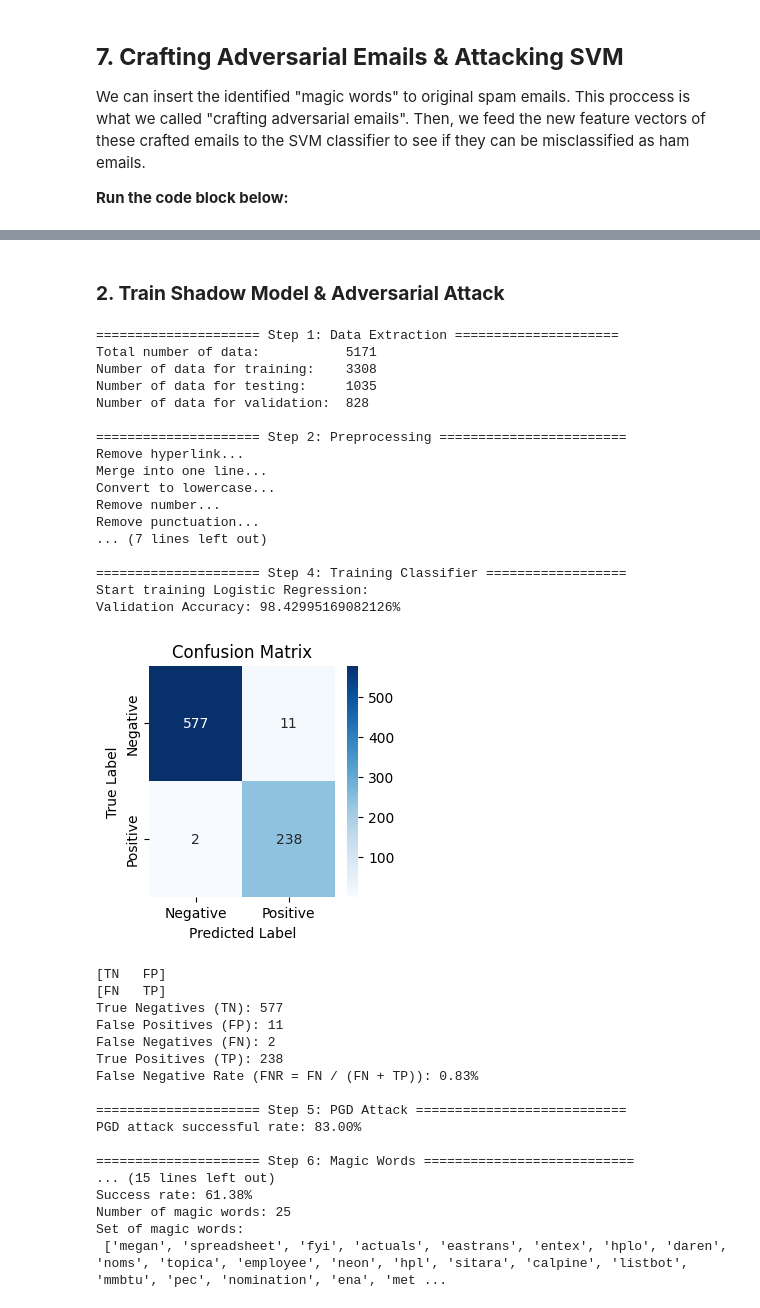
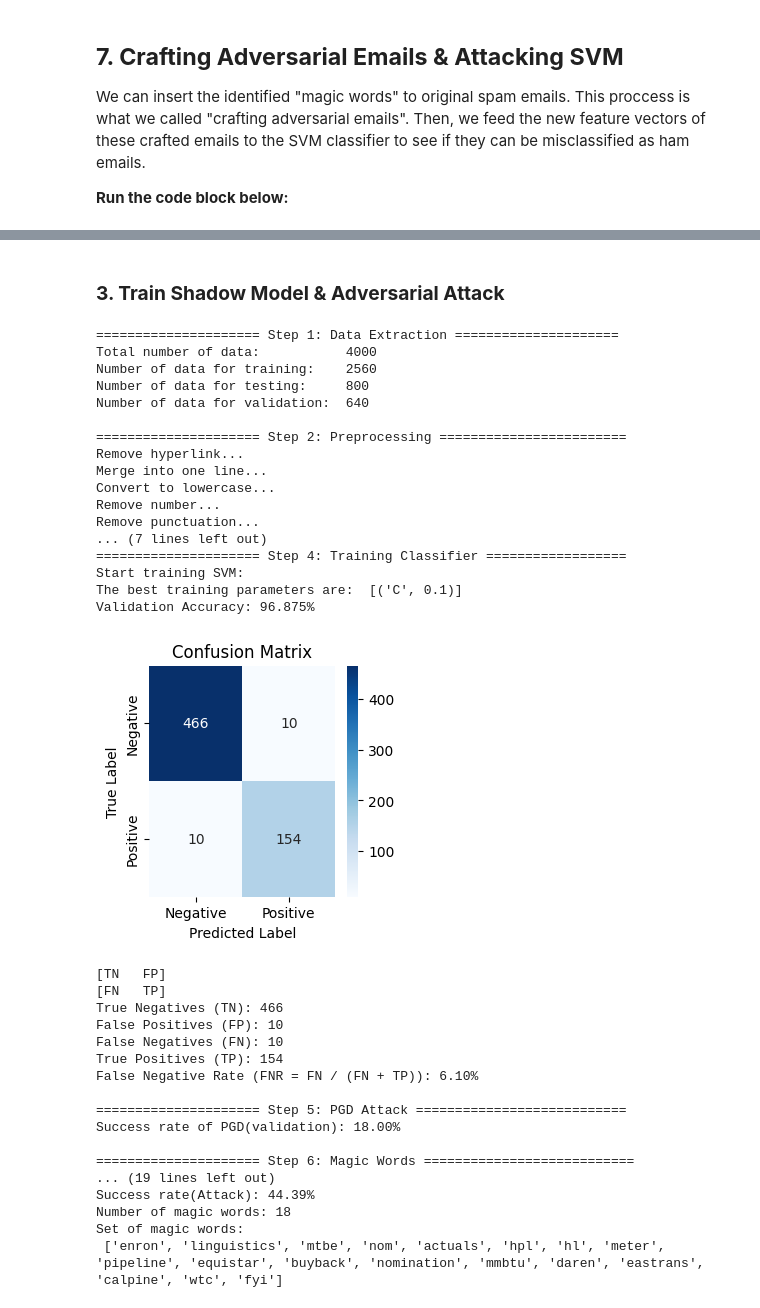
Before and after one commit to wuhumontana/bypass-spam-filter, a Jupyter notebook: bypass.ipynb, the cells around one changed output, grey strips where cells are left out. Saved outputs shown, nothing was run; the diff lists cells and outputs as text; code cells hidden in the pictures.

```diff
--- a/bypass.ipynb
+++ b/bypass.ipynb
@@ -782,0 +819,9 @@ def svm_attack(method, clf_lin, spam, words14str, feature_model, feature_names,
+# %%
+# Example usage:
+# Assuming 'original_df' is your original dataset (DataFrame) with 16000 rows
+# Call the function to generate two sub-datasets
+df_shadow, df_target = create_subdatasets(0.5)
+
+# Output the sizes of the resulting sub-datasets
+print(f"Size of df_shadow: {len(df_shadow)}")
+print(f"Size of df_target: {len(df_target)}")
@@ -783,7 +835,7 @@ def svm_attack(method, clf_lin, spam, words14str, feature_model, feature_names,
 # %%
-def train_classifier(FE_method, classifier, dataset_file):
+def train_classifier(FE_method, classifier, df_target):
     print('\n===================== Step 1: Data Extraction =====================')
-    X_train, X_val, X_test, Y_train, Y_val, Y_test = data_extraction(dataset_file)
+    X_train, X_val, X_test, Y_train, Y_val, Y_test = data_extraction(df_target)
     print('Total number of data:          ', str(len(X_train) + len(X_test) + len(X_val)))
     print('Number of data for training:    ' + str(len(X_train)))
     print('Number of data for testing:     ' + str(len(X_test)))
@@ -798,19 +850,17 @@ def train_classifier(FE_method, classifier, dataset_file):
     print('\n===================== Step 4: Training Classifier ==================')
 
     if classifier == 'SVM':
-        tr_set, v_set, clf = train_SVM(x_train_features, x_val_features, Y_train, Y_val)
+        tr_set, v_set, clf = train_SVM(x_train_features, x_val_features, Y_train, Y_val) # use test dataset
     elif classifier == 'LR':
         tr_set, v_set, clf = train_LR(x_train_features, x_val_features, Y_train, Y_val)
     else:
-        print('Please specify SVM or KNN as your classifier.')
+        print('Please specify SVM or LR or DT as your classifier.')
 
     return clf, feature_names, feature_model, scalar
 # %%
 # Target modal
 T_FE_method= 'tfidf'
 T_classifier= 'SVM'
-#T_classifier= 'KNN'
-T_dataset_file= 'messages.csv'
-T_clf, T_feature_names, T_feature_model, T_scalar = train_classifier(T_FE_method, T_classifier, T_dataset_file)
+T_clf, T_feature_names, T_feature_model, T_scalar = train_classifier(T_FE_method, T_classifier, df_target)
 # %% [output]
 ===================== Step 1: Data Extraction =====================
@@ -841,9 +891,9 @@ False Negative Rate (FNR = FN / (FN + TP)): 4.84%
 # %% [markdown]
-### **2. Train Shadow Model & Adversarial Attack** ###
+### **3. Train Shadow Model & Adversarial Attack** ###
 # %%
-def adversarial_attack(T_FE_method, S_FE_method, classifier, dataset_file, PGD_dmax, T_feature_model, T_feature_names, T_scalar):
+def adversarial_attack(T_FE_method, S_FE_method, classifier, df_shadow, PGD_dmax, T_feature_model, T_feature_names, T_scalar):
     print('\n===================== Step 1: Data Extraction =====================')
-    X_train, X_val, X_test, Y_train, Y_val, Y_test = data_extraction(dataset_file)
+    X_train, X_val, X_test, Y_train, Y_val, Y_test = data_extraction(df_shadow)
     print('Total number of data:          ', str(len(X_train) + len(X_test) + len(X_val)))
     print('Number of data for training:    ' + str(len(X_train)))
     print('Number of data for testing:     ' + str(len(X_test)))
@@ -861,7 +911,7 @@ def adversarial_attack(T_FE_method, S_FE_method, classifier, dataset_file, PGD_d
     elif classifier == 'LR':
         tr_set, v_set, clf = train_LR(x_train_features, x_val_features, Y_train, Y_val)
     else:
-        print('Please specify SVM or KNN as your classifier.')
+        print('Please specify SVM or LR or DT as your classifier.')
 
     print('\n===================== Step 5: PGD Attack ===========================')
     # Run PGD attacks on the trained classifier with 100 spam emails.
@@ -877,54 +927,53 @@ def adversarial_attack(T_FE_method, S_FE_method, classifier, dataset_file, PGD_d
     print('\n============== Step 7: Crafting Adversarial Emails & Attacking SVM ===============')
     # we craft a set of spam emails and feed them to the trained classifier for testing.
     # It prints out the success rate of this attack.
-    m2_empty = svm_attack(T_FE_method, T_clf, spam, words14str, T_feature_model, T_feature_names, T_scalar, 'NaN')
+    m2_empty = svm_attack(T_FE_method, T_clf, spam, words14str, T_feature_model, T_feature_names, T_scalar, 'NaN')  # spam email from test dataset
 
     return words14str
 # %%
 # Shadow model
-S_FE_method= 'tfidf'
-S_classifier= 'LR'
-S_dataset_file= 'spam_ham_dataset.csv'
+S_FE_method= 'word2vec'
+S_classifier= 'SVM'
 
 # adversarial attack
-PGD_dmax = 0.1
-words14str = adversarial_attack(T_FE_method, S_FE_method, S_classifier, S_dataset_file, PGD_dmax, T_feature_model, T_feature_names, T_scalar)
+PGD_dmax = 0.06
+words14str = adversarial_attack(T_FE_method, S_FE_method, S_classifier, df_shadow, PGD_dmax, T_feature_model, T_feature_names, T_scalar)
 magic_words = words14str.lstrip().split(' ')
 print('Number of magic words:', len(magic_words))
 print('Set of magic words:\n', magic_words)
 # %% [output]
 ===================== Step 1: Data Extraction =====================
-Total number of data:           5171
-Number of data for training:    3308
-Number of data for testing:     1035
-Number of data for validation:  828
+Total number of data:           4000
+Number of data for training:    2560
+Number of data for testing:     800
+Number of data for validation:  640
 
 ===================== Step 2: Preprocessing ========================
 Remove hyperlink...
 Merge into one line...
 Convert to lowercase...
 Remove number...
 Remove punctuation...
 ... (7 lines left out)
-
 ===================== Step 4: Training Classifier ==================
-Start training Logistic Regression:
-Validation Accuracy: 98.42995169082126%
+Start training SVM:
+The best training parameters are:  [('C', 0.1)]
+Validation Accuracy: 96.875%
-[figure, old version]
+[figure, new version]
 [TN   FP]
 [FN   TP]
-True Negatives (TN): 577
-False Positives (FP): 11
-False Negatives (FN): 2
-True Positives (TP): 238
-False Negative Rate (FNR = FN / (FN + TP)): 0.83%
+True Negatives (TN): 466
+False Positives (FP): 10
+False Negatives (FN): 10
+True Positives (TP): 154
+False Negative Rate (FNR = FN / (FN + TP)): 6.10%
 
 ===================== Step 5: PGD Attack ===========================
-PGD attack successful rate: 83.00%
+Success rate of PGD(validation): 18.00%
 
 ===================== Step 6: Magic Words ===========================
-... (15 lines left out)
-Success rate: 61.38%
-Number of magic words: 25
+... (19 lines left out)
+Success rate(Attack): 44.39%
+Number of magic words: 18
 Set of magic words:
- ['megan', 'spreadsheet', 'fyi', 'actuals', 'eastrans', 'entex', 'hplo', 'daren', 'noms', 'topica', 'employee', 'neon', 'hpl', 'sitara', 'calpine', 'listbot', 'mmbtu', 'pec', 'nomination', 'ena', 'met ...
+ ['enron', 'linguistics', 'mtbe', 'nom', 'actuals', 'hpl', 'hl', 'meter', 'pipeline', 'equistar', 'buyback', 'nomination', 'mmbtu', 'daren', 'eastrans', 'calpine', 'wtc', 'fyi']
```
Also changed, not shown: parts of 16 cells of this notebook.
